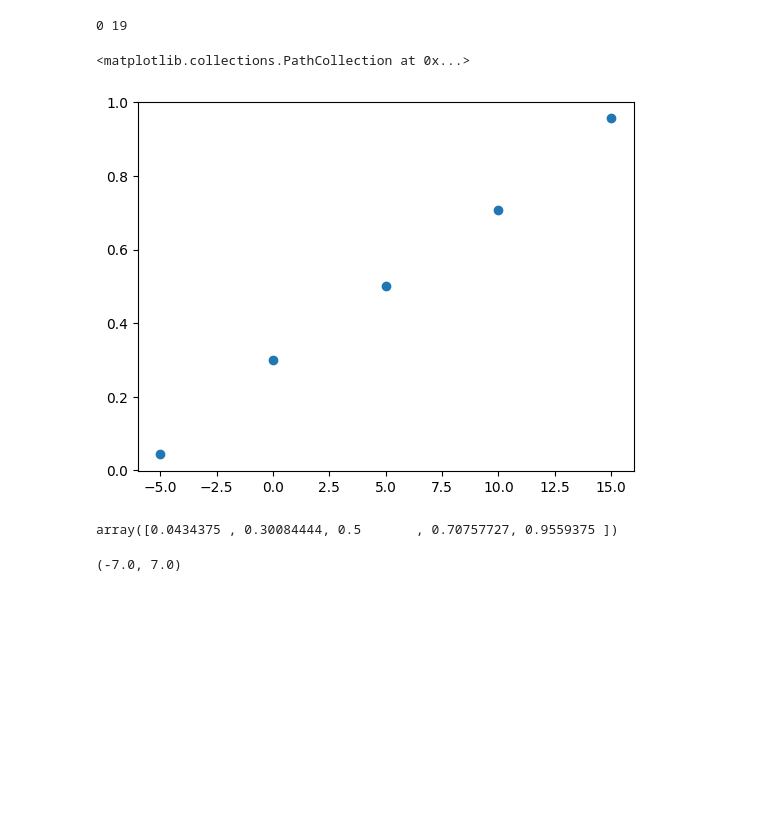
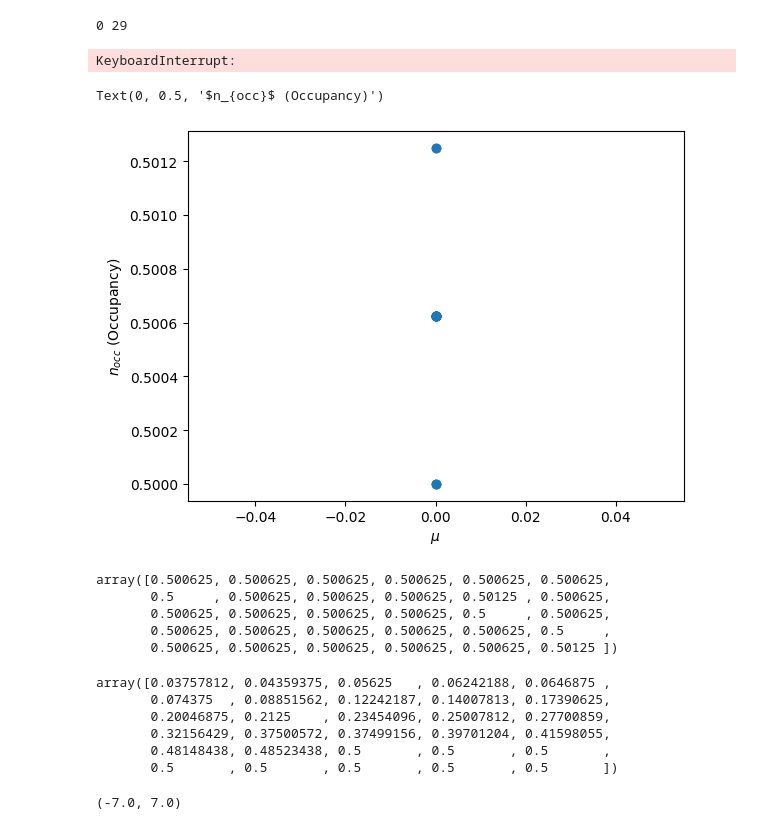
Before and after one commit to tenkila/Orbital_KM, a Jupyter notebook: 8OHK_KM.ipynb, the cells around one changed output. Drawn from its saved outputs; the diff is of its cells as text; code cells hidden in the pictures; blank space fills up the shorter version.

```diff
--- a/8OHK_KM.ipynb
+++ b/8OHK_KM.ipynb
@@ -81,7 +83,7 @@ def hamil(t, mu, U, l_so, k):
 
     return hamiltonian
 # %%
-test_hamil = hamil(1, 5, 10, 0.3, (np.pi,np.pi))
+test_hamil = hamil(1, 5, 10, 0.3, np.pi/2, (np.pi,np.pi))
 # %%
 evals, evecs = sp.linalg.eigsh(test_hamil, return_eigenvectors=True, which='SR')
 # %%
@@ -99,5 +101,5 @@ array([[ 4.26984659e-18+8.51677413e-21j],
 # %%
-def get_occupancy(t, U, mu, l_so, k_num):
+def get_occupancy(t, U, mu, l_so, phi_h, k_num):
 
     k_range = np.arange(k_num)/k_num
 
@@ -110,9 +112,10 @@ def get_occupancy(t, U, mu, l_so, k_num):
         for ky in ky_range:
             #print(str(acc)+"/"+str(k_num**2)); acc+=1;
             k = kx+ky
-            hamil_k = hamil(t, mu, U, l_so, k)
+            hamil_k = hamil(t, mu, U, l_so, phi_h, k)
             evals, evecs = sp.linalg.eigsh(hamil_k, return_eigenvectors=True, which='SR', k=4)
             cutoff = np.sum(np.abs((evals-evals[0]))<1e-10)
+            if cutoff>1: print(cutoff)
             gs_vecs = evecs[:,:cutoff]
             for i in range(2*N):
                 occ_sum += (gs_vecs.conj().T@cdags[i]@cs[i]@gs_vecs).sum()/cutoff
@@ -120,28 +123,52 @@ def get_occupancy(t, U, mu, l_so, k_num):
     return occ_sum/(k_num**2)/(2*N)
 # %%
 t = 1
-U = 10
-mu = U/2
+U = 0
+mu = U/2+1
 l_so = 0.3
-k_num = 20
+k_num = 10
+phi_h = 0.81*np.pi
 
-mu_range = np.linspace(U/2 - U, U/2, 20)
+mu_range = np.linspace(-2*t, 2*t, 30)
 occ_array = np.zeros_like(mu_range)
 
 for ind, mu in enumerate(mu_range):
     print(ind, len(mu_range)-1)
-    occ_array[ind] = get_occupancy(t, U, mu, l_so, k_num)
+    occ_array[ind] = get_occupancy(t, U, mu, l_so, phi_h, k_num)
 # %% [output]
-0 19
+0 29
+KeyboardInterrupt:
+# %%
+data_dict = {'mu':mu_range, 'occ':occ_array}
 # %%
-plt.scatter(mu_range,occ_array)
+with open('trivial.pkl', 'rb') as handle:
+    data_dict = pickle.load(handle)
+
+plt.scatter(data_dict['mu'], data_dict['occ'])
+plt.xlabel(r"$\mu$")
+plt.ylabel(r"$n_{occ}$ (Occupancy)")
 # %% [output]
-<matplotlib.collections.PathCollection at 0x...>
+Text(0, 0.5, '$n_{occ}$ (Occupancy)')
-[figure, old version]
+[figure, new version]
+# %%
+occ_array
+# %% [output]
+array([0.500625, 0.500625, 0.500625, 0.500625, 0.500625, 0.500625,
+       0.5     , 0.500625, 0.500625, 0.500625, 0.50125 , 0.500625,
+       0.500625, 0.500625, 0.500625, 0.500625, 0.5     , 0.500625,
+       0.500625, 0.500625, 0.500625, 0.500625, 0.500625, 0.5     ,
+       0.500625, 0.500625, 0.500625, 0.500625, 0.500625, 0.50125 ])
 # %%
 occ_array
+lambda_so = 0.3
+phi = 0.81*np.pi
 # %% [output]
-array([0.0434375 , 0.30084444, 0.5       , 0.70757727, 0.9559375 ])
+array([0.03757812, 0.04359375, 0.05625   , 0.06242188, 0.0646875 ,
+       0.074375  , 0.08851562, 0.12242187, 0.14007813, 0.17390625,
+       0.20046875, 0.2125    , 0.23454096, 0.25007812, 0.27700859,
+       0.32156429, 0.37500572, 0.37499156, 0.39701204, 0.41598055,
+       0.48148438, 0.48523438, 0.5       , 0.5       , 0.5       ,
+       0.5       , 0.5       , 0.5       , 0.5       , 0.5       ])
 # %%
 k_num = 20
 
```
Also changed, not shown: parts of 3 cells of this notebook, 2 other files.
